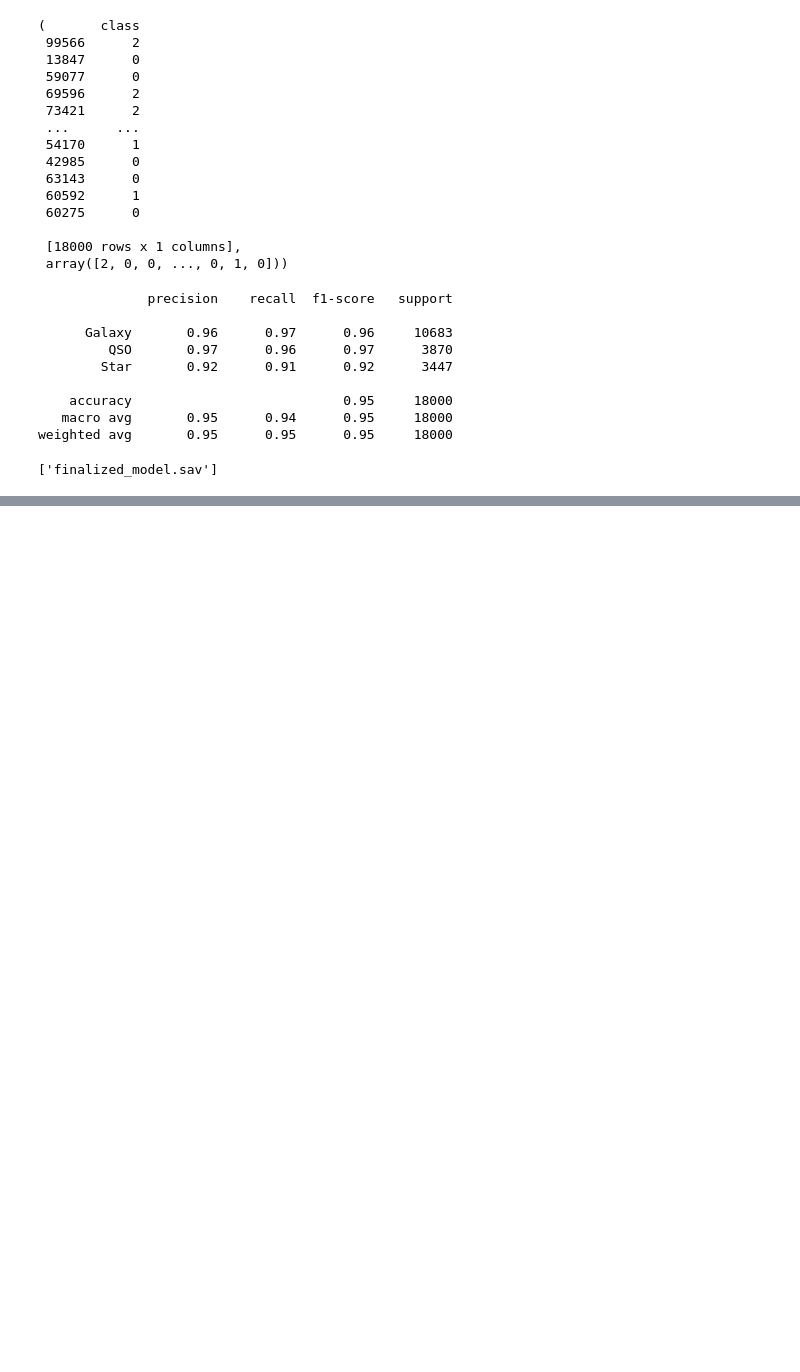
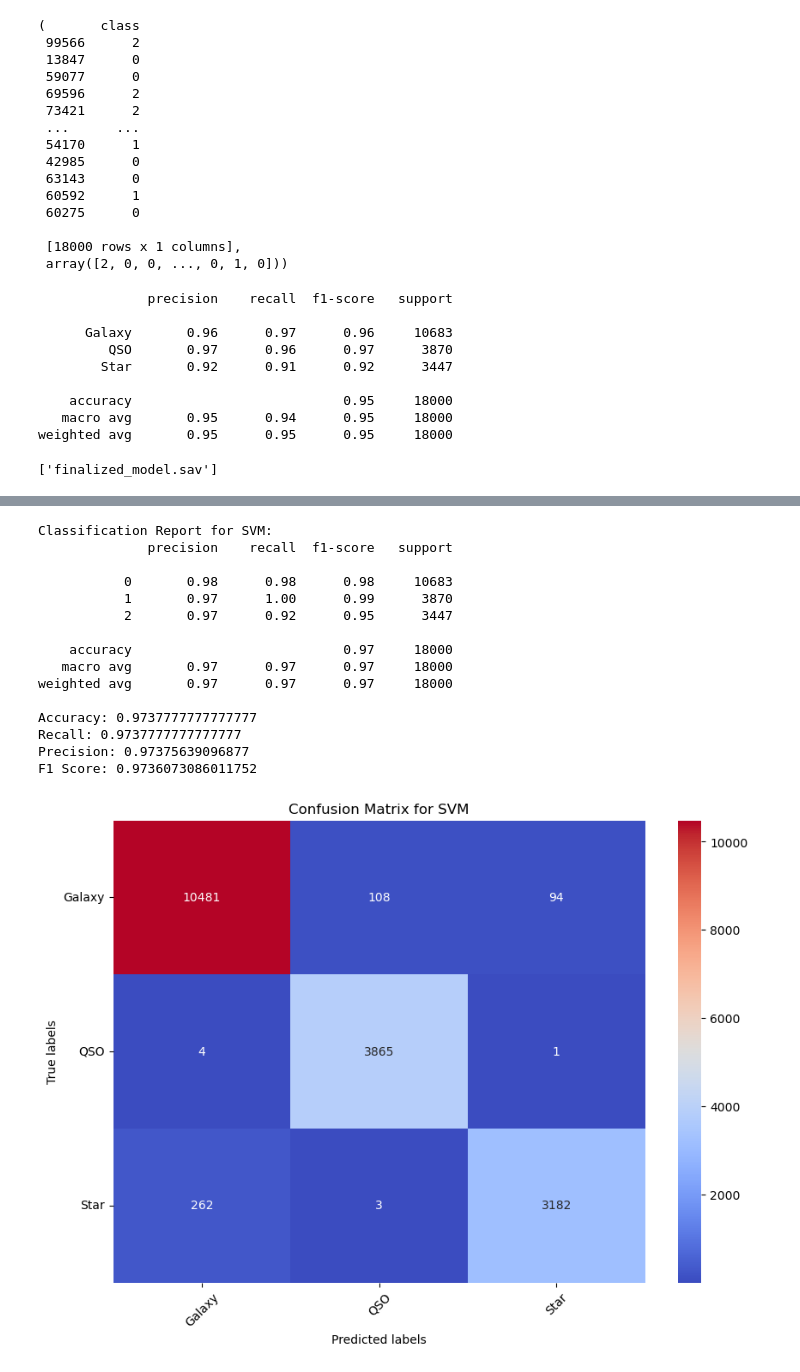
Before and after one commit to Torrescayo/ML_MIC, a Jupyter notebook: Star_classification_06_11.ipynb, the cells around one changed output, grey strips where cells are left out. Saved outputs shown, nothing was run; the diff lists cells and outputs as text; code cells hidden in the pictures; blank space fills up the shorter version.

```diff
--- a/Star_classification_06_11.ipynb
+++ b/Star_classification_06_11.ipynb
@@ -513,3 +515,23 @@ filename = 'finalized_model.sav'
 dump(trained_model, filename)
 # %% [output]
 ['finalized_model.sav']
+# %%
+from sklearn.svm import SVC
+from sklearn.model_selection import GridSearchCV
+
+# Configuración del modelo SVM
+svm_model = SVC(random_state=42)
+# %%
+# Parámetros para GridSearchCV
+param_grid_svm = {
+    'C': [0.1, 1, 10, 100],
+    'gamma': [0.1, 0.01],
+    'kernel': ['rbf', 'sigmoid']
+}
+
+# Grid Search para SVM
+grid_search_svm = GridSearchCV(svm_model, param_grid_svm, refit=True, verbose=3, cv=5, n_jobs=-1)
+grid_search_svm.fit(x_train_transformed, y_train)
+
+# Mejores parámetros
+best_params_svm = grid_search_svm.best_params_
@@ -515,0 +557,56 @@ dump(trained_model, filename)
+# %%
+# Entrenamiento y evaluación del modelo SVM
+best_svm = SVC(**best_params_svm, random_state=42)
+best_svm.fit(x_train_transformed, y_train)
+y_pred_svm = best_svm.predict(x_test_transformed)
+
+# Mostrar el informe de clasificación
+print("Classification Report for SVM:")
+print(classification_report(y_test, y_pred_svm))
+
+# Calcular métricas
+accuracy_svm = accuracy_score(y_test, y_pred_svm)
+recall_svm = recall_score(y_test, y_pred_svm, average='weighted')
+precision_svm = precision_score(y_test, y_pred_svm, average='weighted')
+f1_svm = f1_score(y_test, y_pred_svm, average='weighted')
+
+# Imprimir métricas
+print("Accuracy:", accuracy_svm)
+print("Recall:", recall_svm)
+print("Precision:", precision_svm)
+print("F1 Score:", f1_svm)
+
+# Generar y visualizar la matriz de confusión
+cm_svm = confusion_matrix(y_test, y_pred_svm)
+
+# Visualización de la matriz de confusión
+plt.figure(figsize=(10,7))
+sns.heatmap(cm_svm, annot=True, fmt='g', cmap='coolwarm')
+plt.title('Confusion Matrix for SVM')
+plt.xlabel('Predicted labels')
+plt.ylabel('True labels')
+
+class_names = ['Galaxy', 'QSO', 'Star']
+tick_marks = np.arange(len(class_names)) + 0.5
+
+plt.xticks(tick_marks, class_names, rotation=45)
+plt.yticks(tick_marks, class_names, rotation=0)
+
+plt.show()
+# %% [output]
+Classification Report for SVM:
+              precision    recall  f1-score   support
+
+           0       0.98      0.98      0.98     10683
+           1       0.97      1.00      0.99      3870
+           2       0.97      0.92      0.95      3447
+
+    accuracy                           0.97     18000
+   macro avg       0.97      0.97      0.97     18000
+weighted avg       0.97      0.97      0.97     18000
+
+Accuracy: 0.9737777777777777
+Recall: 0.9737777777777777
+Precision: 0.97375639096877
+F1 Score: 0.9736073086011752
+[figure, added]
```
Also changed, not shown: parts of 15 cells of this notebook.
